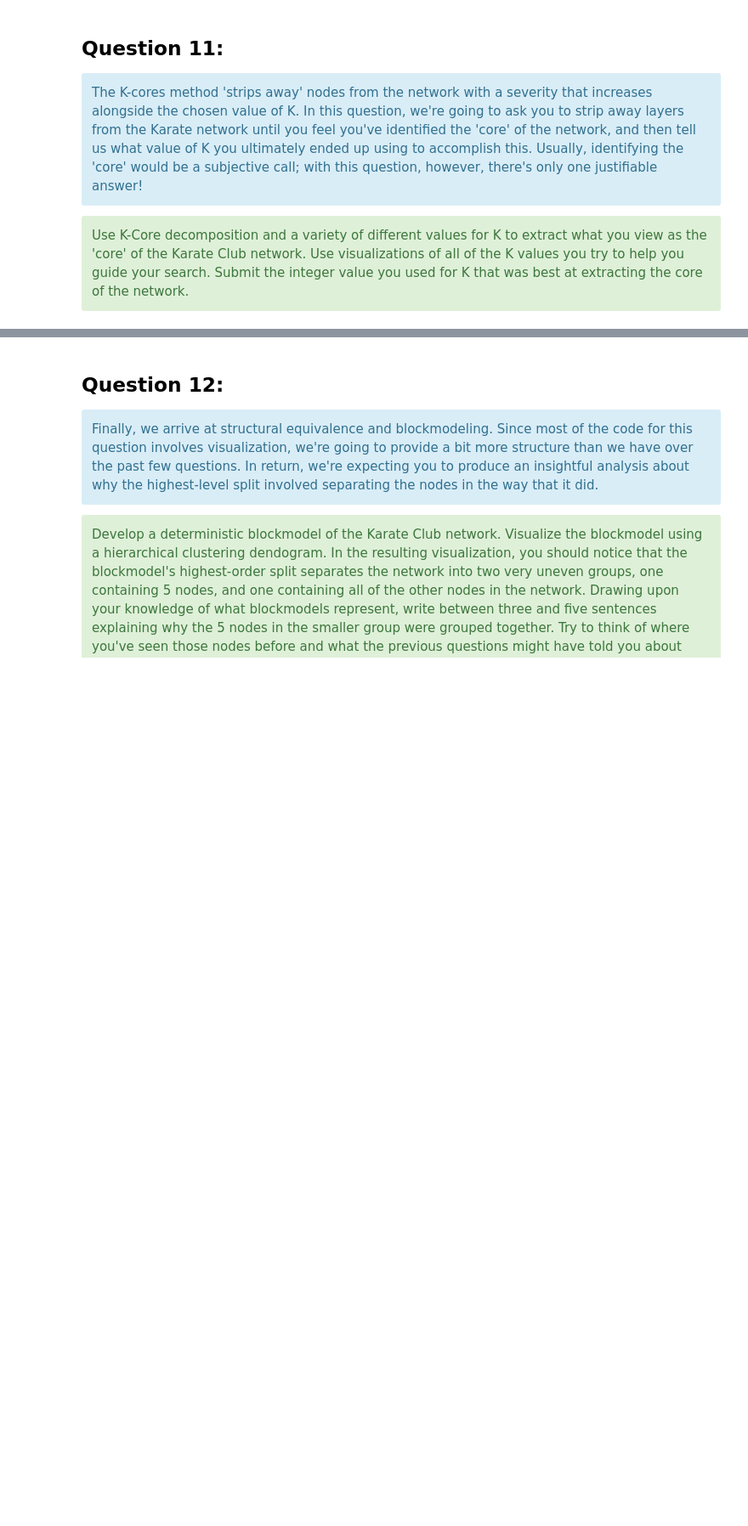
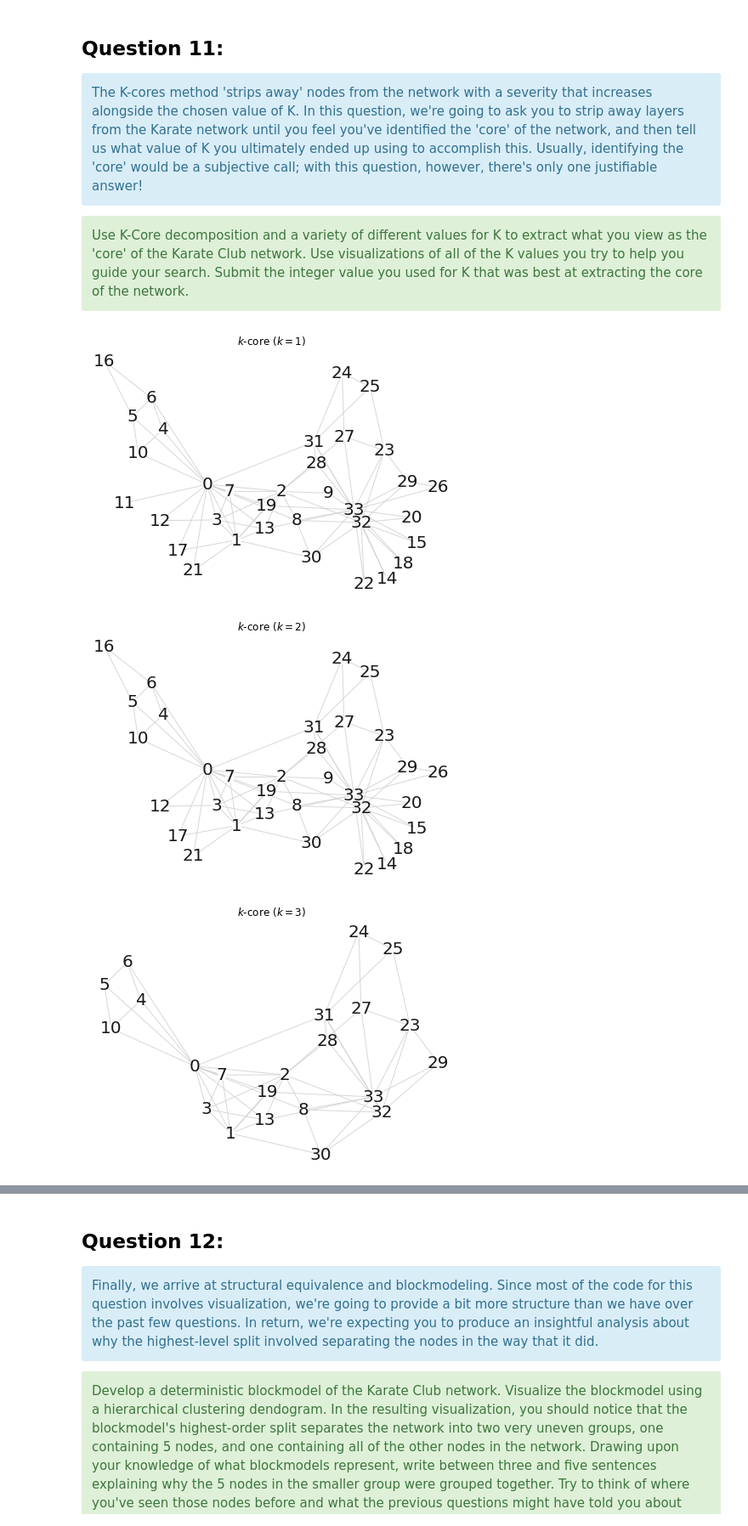
Before and after one commit to DiwyaDeSilva/dcss_modules, a Jupyter notebook: MODULE08/MODULE08_UNDERGRADUATE.ipynb, the cells around one changed output, grey strips where cells are left out. Shown: that part at 85% size. Drawn from its saved outputs; the diff is of its cells as text; code cells hidden in the pictures; blank space fills up the shorter version.

```diff
--- a/MODULE08/MODULE08_UNDERGRADUATE.ipynb
+++ b/MODULE08/MODULE08_UNDERGRADUATE.ipynb
@@ -403,21 +444,25 @@ Use K-Core decomposition and a variety of different values for K to extract what
 # %%
 #_11
 
-ks = [_____]
+ks = [1, 2, 3, 4, 5, 6, 7, 8 ]
 
-for k in _____:
-    kcore = nx._____(_____, _____)
+for k in ks:
+    kcore = nx.k_core(karate_net, k)
     nx.draw(kcore, pos = layout,
             with_labels = True,
             node_color = 'white',
             font_color = 'black',
             edge_color = 'lightgray',
             font_size = 20, alpha = .9,
             node_size = 100)
     plt.title(f'$k$-core ($k={k}$)')
     plt.show()
 
-best_k = _____
+best_k = 4
 
 # Store the result in the assignment variable
 _11 = best_k # do not change this variable name
+# %% [output]
+[figure, added]
+[figure, added]
+[figure, added]
```
Also changed, not shown: parts of 14 cells of this notebook, 1 other file.
